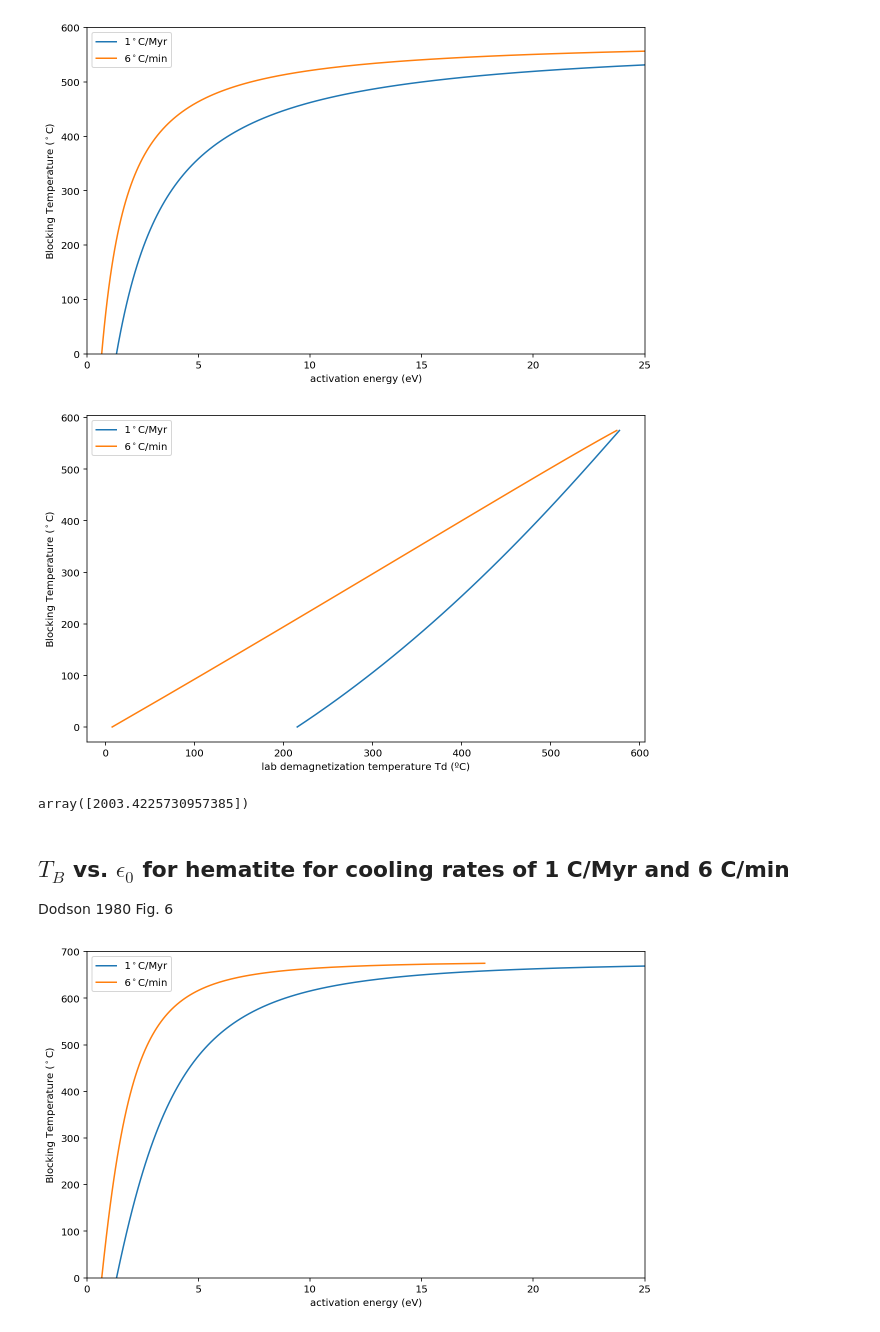
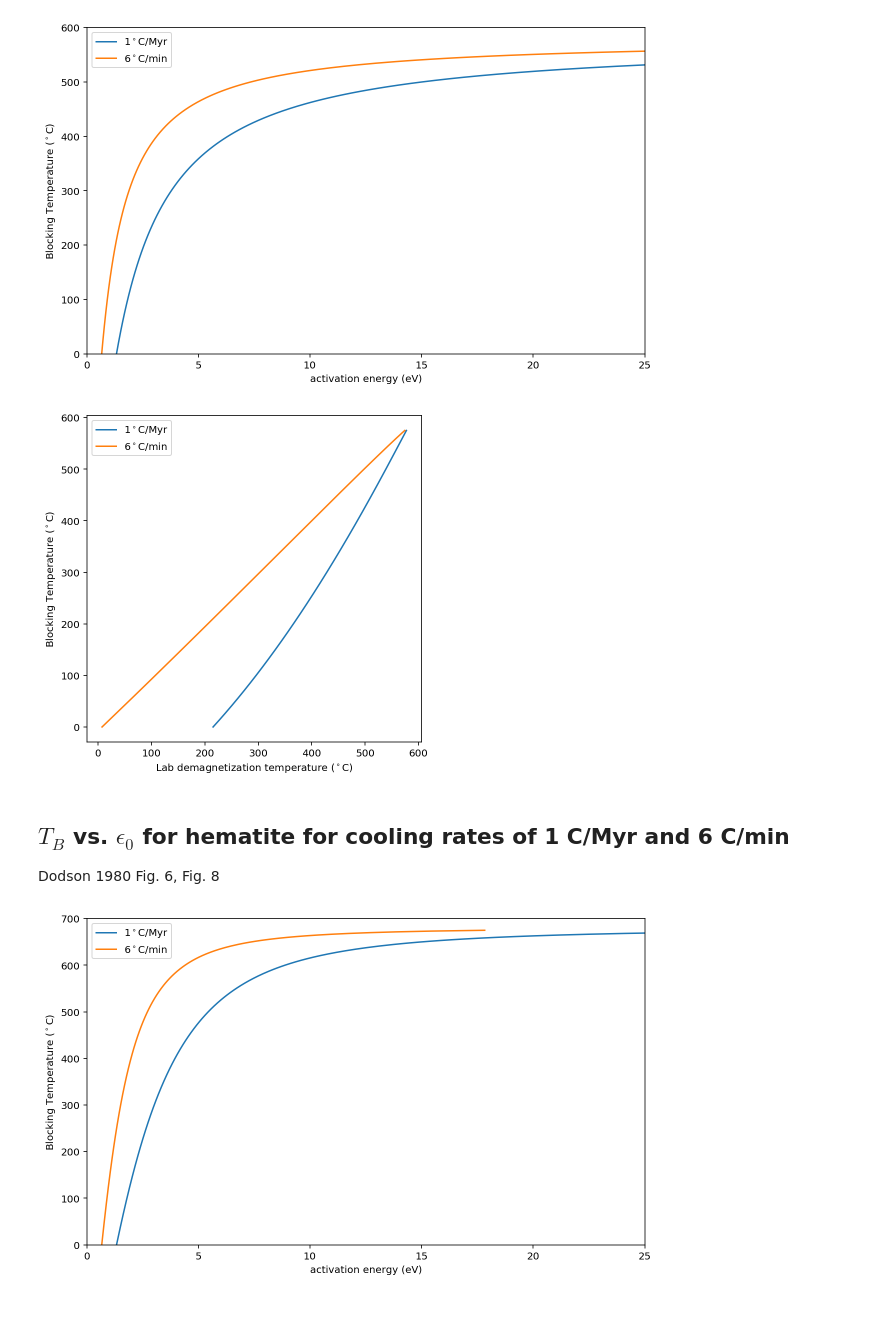
Before and after one commit to Swanson-Hysell-Group/Grenville_seminar, a Jupyter notebook: code/Pmag_unblocking_temperatures.ipynb, the cells around one changed output. Saved outputs shown, nothing was run; the diff lists cells and outputs as text; code cells hidden in the pictures.

Commit message:
update plots and fix axes labels

```diff
--- a/code/Pmag_unblocking_temperatures.ipynb
+++ b/code/Pmag_unblocking_temperatures.ipynb
@@ -296,34 +306,28 @@ def calc_Td(e0, js, r, th, initial_guess=473):
 # %%
 Tb = np.linspace(273, 575+273, 400)
 Td_slow = []
 Td_fast = []
 th = 100 # isothermal heating temperature in lab
 
 for T in Tb:
     js = Dodson_Js(T, r=2)
     e0_slow = calc_mag_e0(T, cooling_rate=0.3e-13, r=2, initial_guess=1.)*1.6e-19
     e0_fast = calc_mag_e0(T, cooling_rate=0.1, r=2, initial_guess=1.)*1.6e-19
     Td_slow.append(calc_Td(e0_slow, js, 2, th)-273)
     Td_fast.append(calc_Td(e0_fast, js, 2, th)-273)
 
-plt.figure(figsize=(10, 6))
+plt.figure(figsize=(6, 6))
 plt.plot(Td_slow, Tb-273, label='1$^\circ$C/Myr')
 plt.plot(Td_fast, Tb-273, label='6$^\circ$C/min')
 # plt.xlim(0, 25)
 # plt.ylim(0, 700)
-plt.xlabel('lab demagnetization temperature Td (ºC)')
+plt.xlabel('Lab demagnetization temperature ($^\circ$C)')
 plt.ylabel('Blocking Temperature ($^\circ$C)')
 plt.legend()
 plt.show()
 # %% [output]
-[figure, old version]
+[figure, new version]
-# %%
-js580 = Dodson_Js(580+272, r=2)
-e580 = calc_mag_e0(580, 0.1, r=2, initial_guess=1.5)
-e580*js580**2/k*np.log(C*100)*1.6e-19
-# %% [output]
-array([2003.4225730957385])
 # %% [markdown]
 ## $T_B$ vs. $\epsilon_0$ for hematite for cooling rates of 1 C/Myr and 6 C/min
 
-Dodson 1980 Fig. 6
+Dodson 1980 Fig. 6, Fig. 8
```
Also changed, not shown: parts of 8 cells of this notebook.
